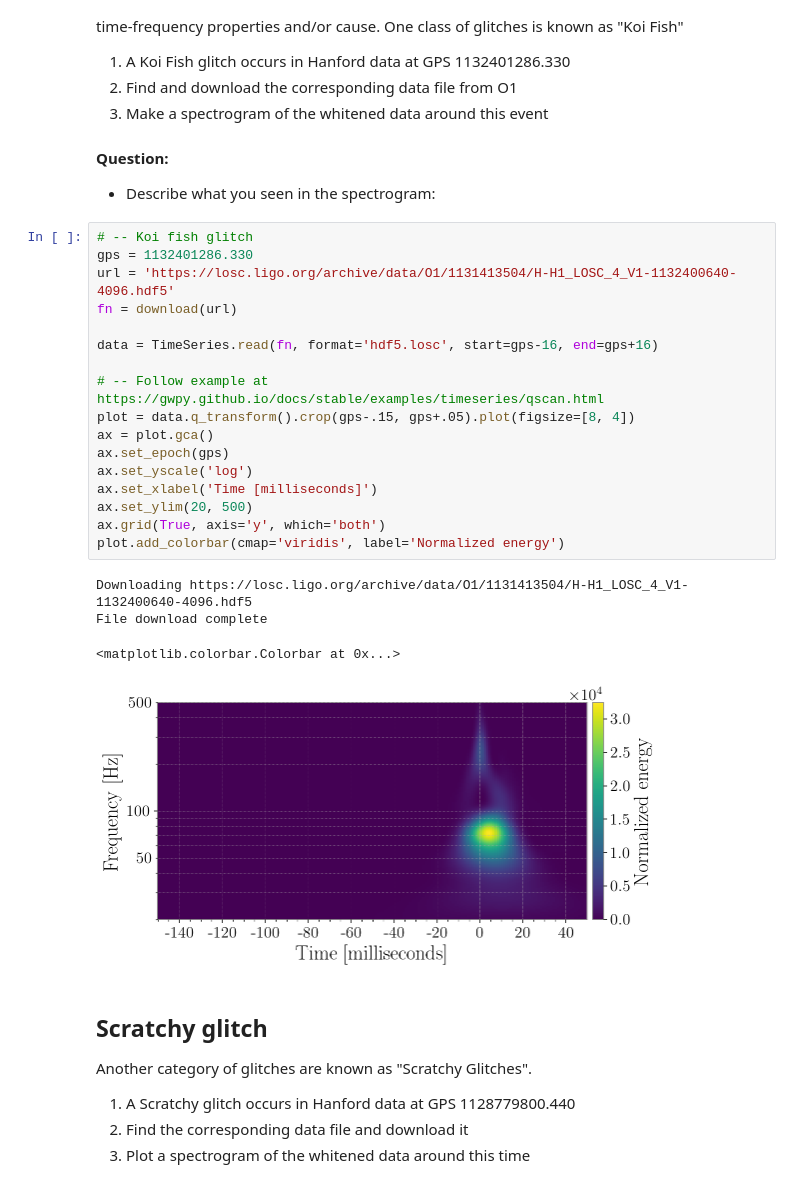
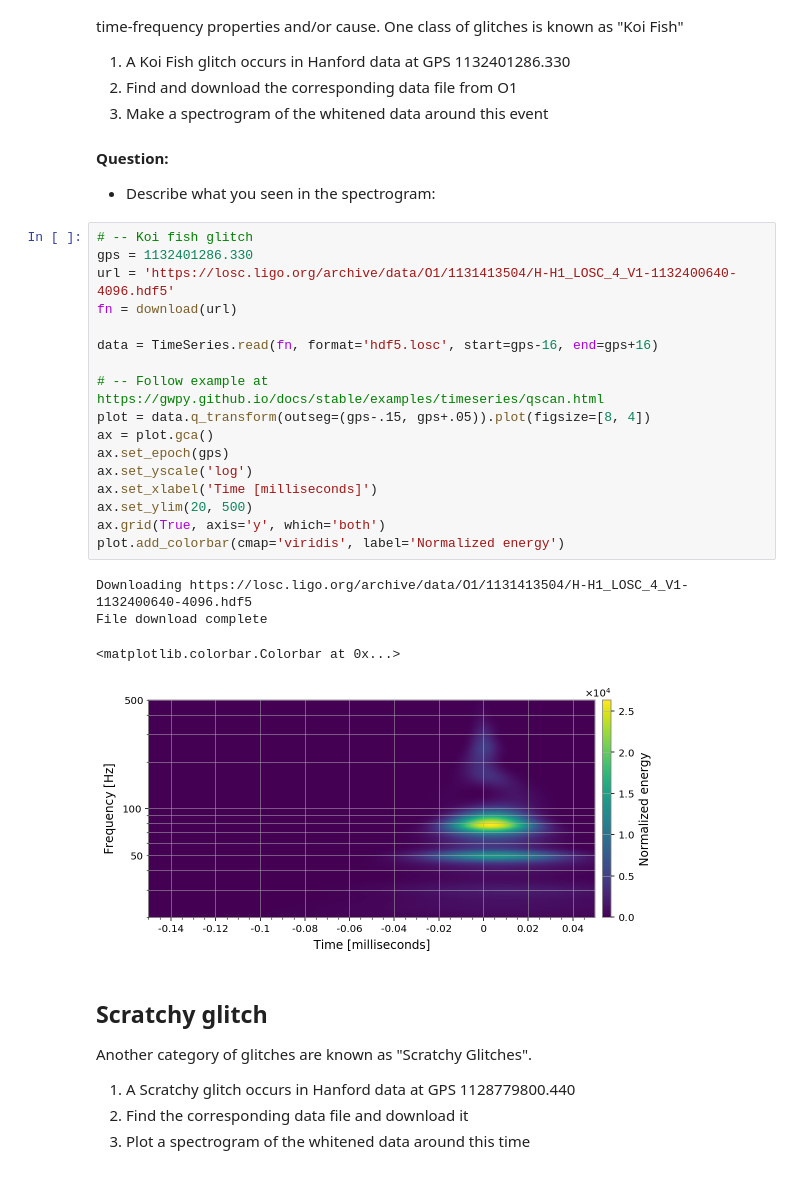
Before and after one commit to gw-odw/odw-2018, a Jupyter notebook: intro/2-Transients.ipynb, the cells around one changed output. Cells and saved outputs as stored; diff of their text form.

```diff
--- a/intro/2-Transients.ipynb
+++ b/intro/2-Transients.ipynb
@@ -114,25 +132,25 @@ plot.add_colorbar(cmap='viridis', label='Normalized energy')
 # %%
 # -- Koi fish glitch
 gps = 1132401286.330
 url = 'https://losc.ligo.org/archive/data/O1/1131413504/H-H1_LOSC_4_V1-1132400640-4096.hdf5'
 fn = download(url)
 
 data = TimeSeries.read(fn, format='hdf5.losc', start=gps-16, end=gps+16)
 
 # -- Follow example at https://gwpy.github.io/docs/stable/examples/timeseries/qscan.html
-plot = data.q_transform().crop(gps-.15, gps+.05).plot(figsize=[8, 4])
+plot = data.q_transform(outseg=(gps-.15, gps+.05)).plot(figsize=[8, 4])
 ax = plot.gca()
 ax.set_epoch(gps)
 ax.set_yscale('log')
 ax.set_xlabel('Time [milliseconds]')
 ax.set_ylim(20, 500)
 ax.grid(True, axis='y', which='both')
 plot.add_colorbar(cmap='viridis', label='Normalized energy')
 # %% [output]
 Downloading https://losc.ligo.org/archive/data/O1/1131413504/H-H1_LOSC_4_V1-1132400640-4096.hdf5
 File download complete
 <matplotlib.colorbar.Colorbar at 0x...>
-[figure, old version]
+[figure, new version]
 # %% [markdown]
 ## Scratchy glitch
 
```
Also changed, not shown: parts of 3 cells of this notebook.
